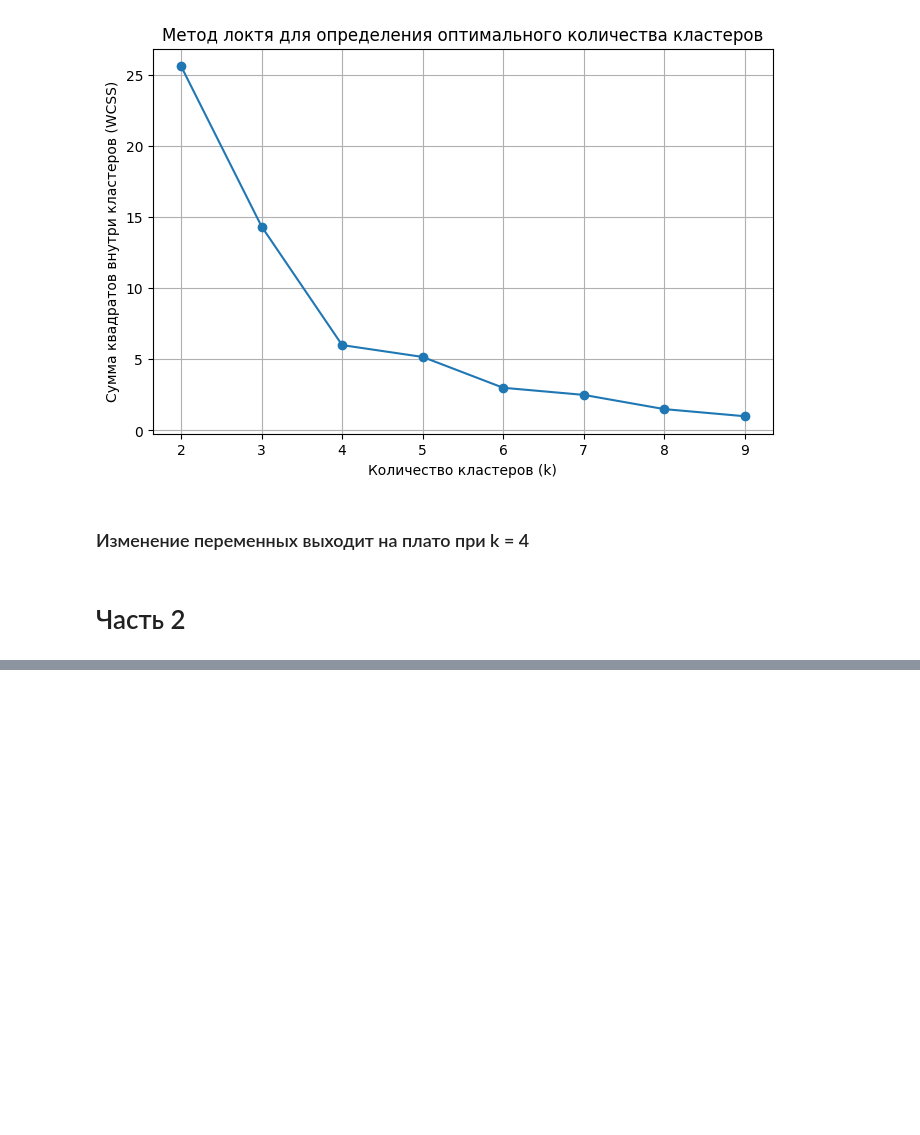
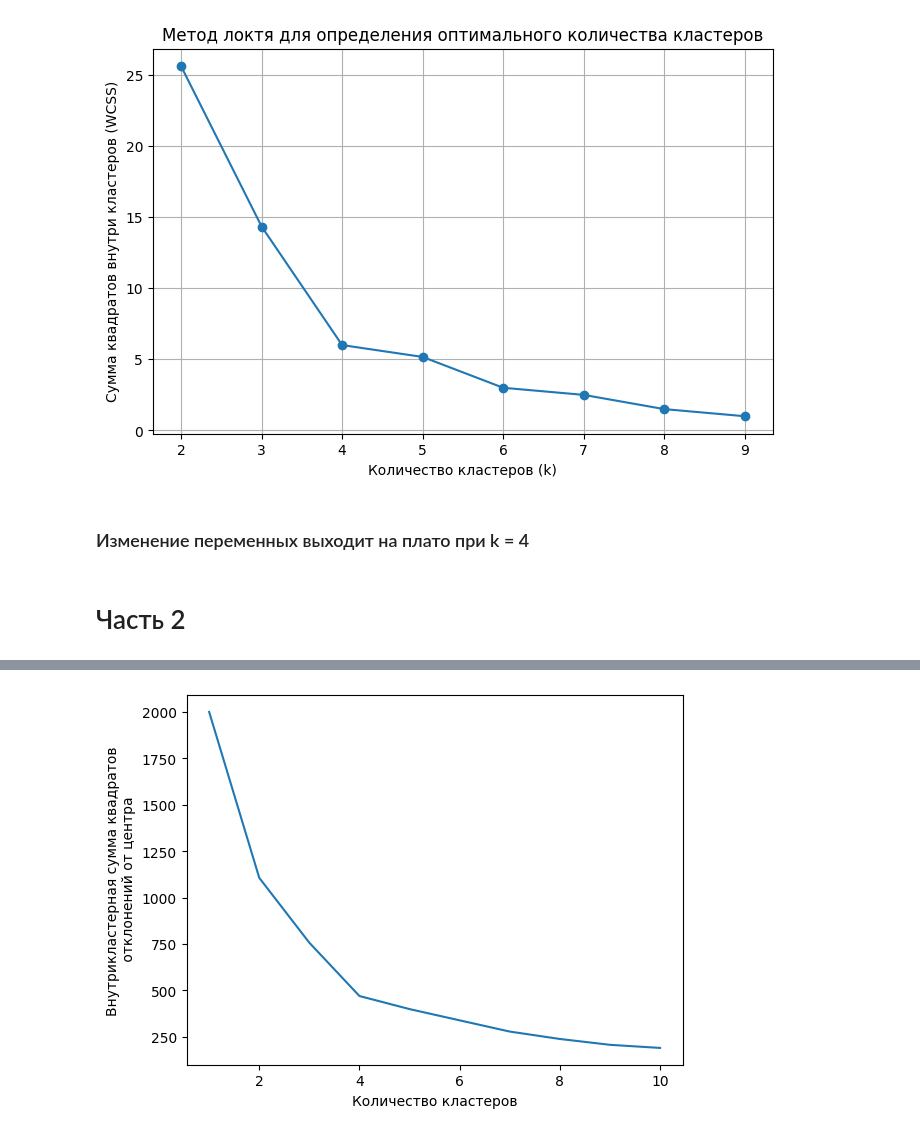
Before and after one commit to UserNOuSER/ITvTES, a Jupyter notebook: итвтэс5.ipynb, the cells around one changed output, grey strips where cells are left out. Saved outputs shown, nothing was run; the diff lists cells and outputs as text; code cells hidden in the pictures; blank space fills up the shorter version.

```diff
--- a/итвтэс5.ipynb
+++ b/итвтэс5.ipynb
@@ -164,0 +230,13 @@ plt.show()
+# %%
+within_cluster_sum_of_squares = []
+for n_clusters in range(1, 11):
+    kmeans = KMeans(n_clusters=n_clusters, random_state=0, n_init=1)
+    kmeans.fit(scaled_df)
+    within_cluster_sum_of_squares.append(kmeans.inertia_)
+# %%
+plt.plot(range(1, 11), within_cluster_sum_of_squares)
+plt.xlabel('Количество кластеров')
+plt.ylabel('Внутрикластерная сумма квадратов\n отклонений от центра')
+plt.show()
+# %% [output]
+[figure, added]
```
Also changed, not shown: parts of 15 cells of this notebook.
